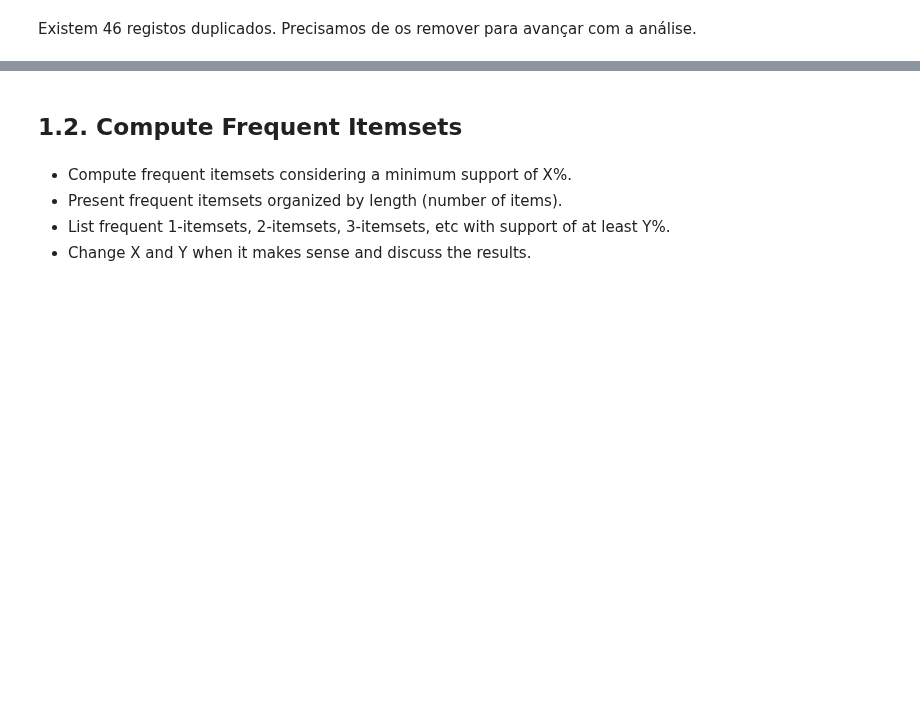
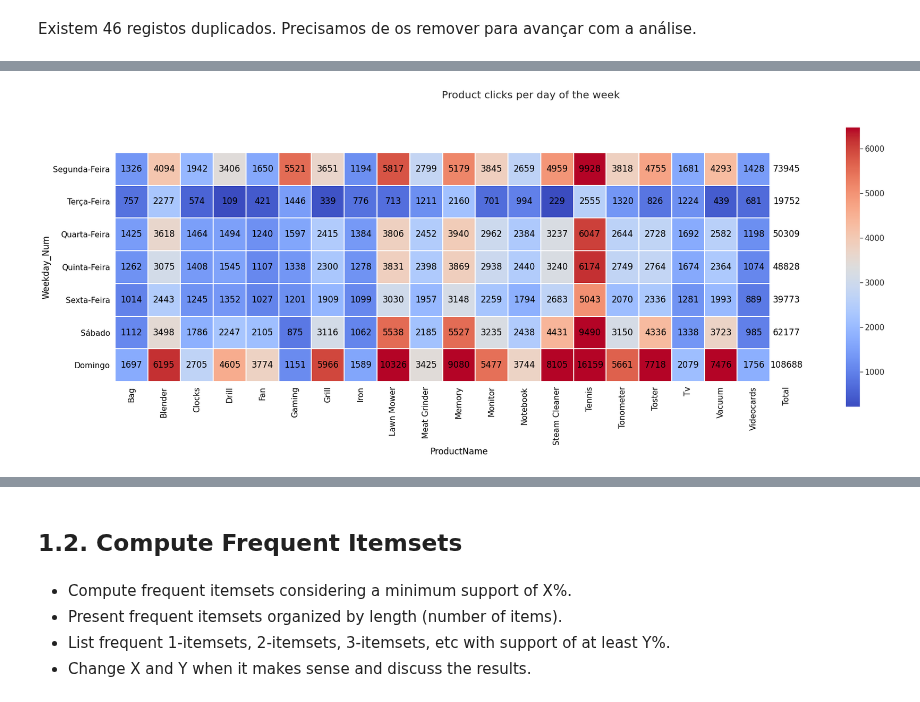
Before and after one commit to flpsantos3/PD_01, a Jupyter notebook: PD_202021_P1.ipynb, the cells around one changed output, grey strips where cells are left out. Cells and saved outputs as stored; diff of their text form; code cells hidden in the pictures; blank space fills up the shorter version.

```diff
--- a/PD_202021_P1.ipynb
+++ b/PD_202021_P1.ipynb
@@ -374,0 +360,37 @@ The most bought product category is **Tennis**.
+# %%
+#prepare graph info
+quantities2 = buys_upd
+quantities2['SessionID'] = 1
+daysofWeek={0:'Segunda-Feira',1:'Terça-Feira',2:'Quarta-Feira',3:'Quinta-Feira', 4:'Sexta-Feira',5:'Sábado',6:'Domingo'}
+quantities2['Weekday_Num'] = quantities2['Weekday_Num'].map(daysofWeek)
+quantities2 = quantities2.groupby(["Weekday_Num","ProductName"], as_index=False)['SessionID'].sum()
+
+drop_column = quantities2.groupby(['ProductName'], as_index=False)['SessionID'].sum()
+drop_column = drop_column.sort_values(by='SessionID', ascending=False)
+drop_column = drop_column.tail(-20)
+drop_column = drop_column['ProductName']
+
+quantities2 = quantities2[~quantities2['ProductName'].isin(drop_column)]
+quantities2 = quantities2.sort_values(by='SessionID', ascending=False).reset_index(drop=True)
+quantities2 = quantities2.pivot_table(index='Weekday_Num', columns = 'ProductName')['SessionID']
+quantities2 = quantities2.reindex(['Segunda-Feira','Terça-Feira', 'Quarta-Feira','Quinta-Feira', 'Sexta-Feira','Sábado','Domingo'])
+# ----- get max & min values for graph
+hm_vmax = quantities2.max()
+hm_vmax = hm_vmax.max()
+hm_vmin = quantities2.min()
+hm_vmin = hm_vmin.min()
+quantities2['Total'] = quantities2.sum(axis=1)
+# %%
+#process data for heatmap graph
+sns.set(font_scale = 1.4)
+fig, ax = plt.subplots(figsize=(30,10))
+plt.suptitle("Product clicks per day of the week")
+sns.heatmap(quantities2, cmap='coolwarm', square=True, linewidths=1, annot=True, fmt="d", vmin=hm_vmin*2, vmax=hm_vmax/2.5)
+quadmesh = ax.findobj(QuadMesh)[0] # get array of colors
+facecolors = quadmesh.get_facecolors()
+facecolors[np.arange(20,147,21)] = np.array([1,1,1,1]) # make colors of the last column white
+quadmesh.set_facecolors = facecolors # set modified colors
+for i in ax.findobj(Text): # set color of all text to black
+    i.set_color('black')
+# %% [output]
+[figure, added]
```
Also changed, not shown: parts of 33 cells of this notebook.
